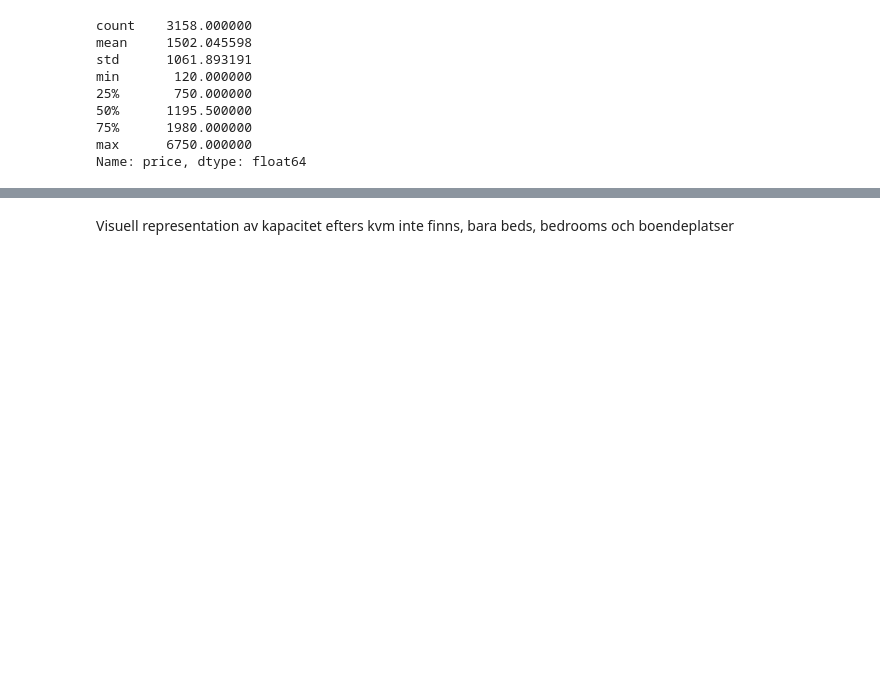
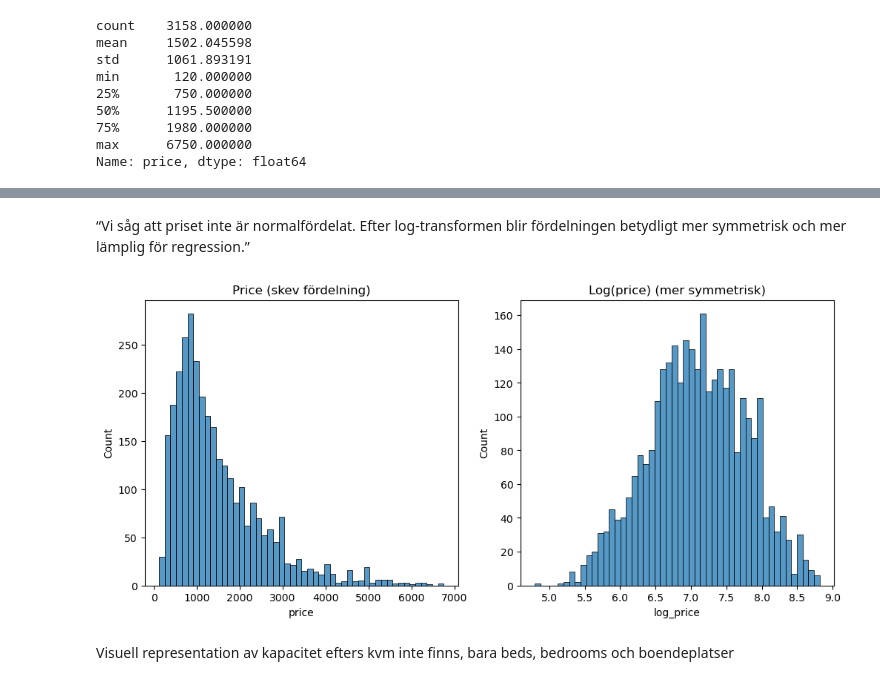
Before and after one commit to emilioano/AppliedAI, a Jupyter notebook: airbnb_prediction/nickairbnb.ipynb, the cells around one changed output, grey strips where cells are left out. Cells and saved outputs as stored; diff of their text form; code cells hidden in the pictures; blank space fills up the shorter version.

```diff
--- a/airbnb_prediction/nickairbnb.ipynb
+++ b/airbnb_prediction/nickairbnb.ipynb
@@ -101,3 +145,25 @@ Name: price, dtype: float64
+# %% [markdown]
+“Vi såg att priset inte är normalfördelat.
+Efter log-transformen blir fördelningen betydligt mer symmetrisk och mer lämplig för regression.”
+# %%
+import matplotlib.pyplot as plt
+import seaborn as sns
+
+plt.figure(figsize=(12,5))
+
+# Före
+plt.subplot(1,2,1)
+sns.histplot(df["price"], bins=50)
+plt.title("Price (skev fördelning)")
+
+# Efter
+plt.subplot(1,2,2)
+sns.histplot(df["log_price"], bins=50)
+plt.title("Log(price) (mer symmetrisk)")
+
+plt.show()
+# %% [output]
+[figure, added]
 # %% [markdown]
 Visuell representation av kapacitet efters kvm inte finns, bara beds, bedrooms och boendeplatser
 # %%
```
Also changed, not shown: parts of 37 cells of this notebook, 23 other files.
